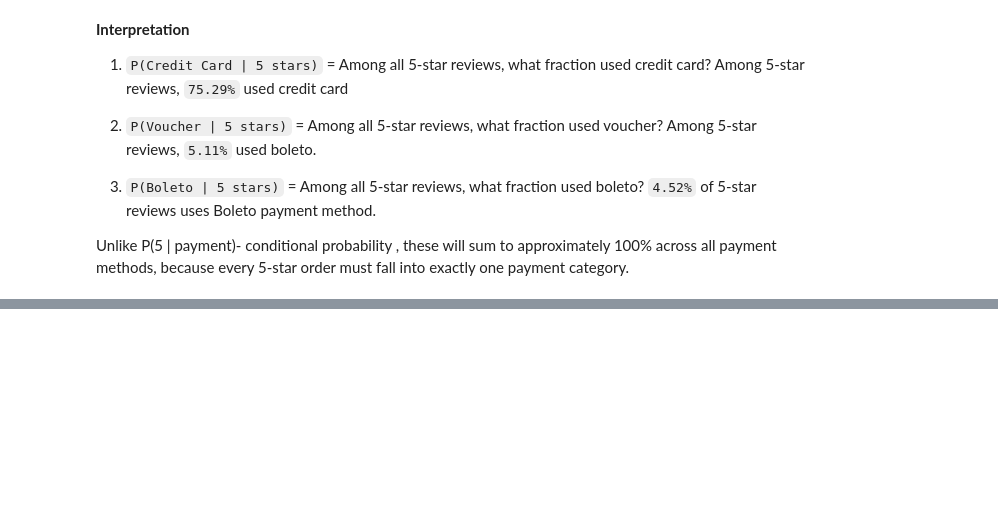
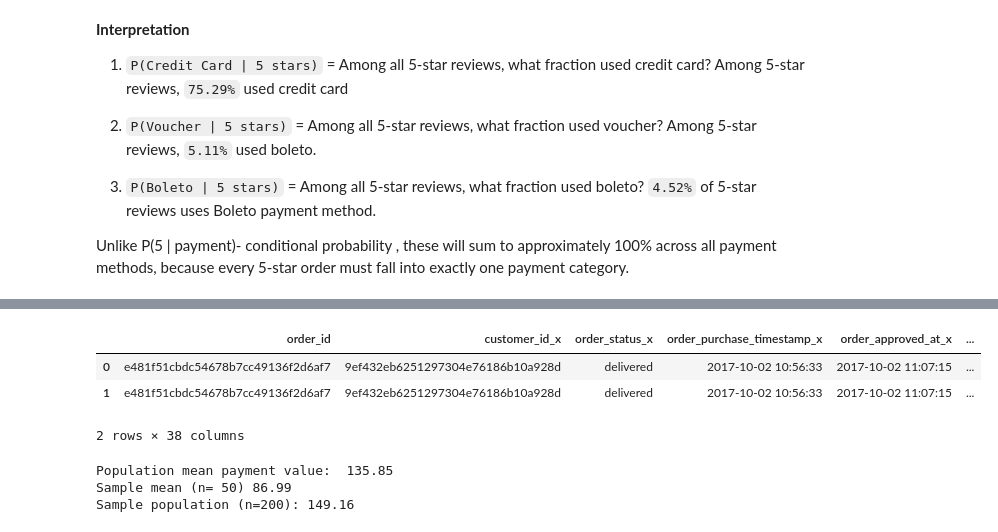
Before and after one commit to Adelegan-JD/TASKS, a Jupyter notebook: Week_9/probability_code_along.ipynb, the cells around one changed output, grey strips where cells are left out. Drawn from its saved outputs; the diff is of its cells as text; code cells hidden in the pictures; blank space fills up the shorter version.

```diff
--- a/Week_9/probability_code_along.ipynb
+++ b/Week_9/probability_code_along.ipynb
@@ -685,0 +926,24 @@ Unlike P(5 | payment)- conditional probability , these will sum to approximately
+# %%
+# First convert the datetime columns to pandas dataframe
+
+# Convert to datetime
+orders_payment_reviews['order_purchase_timestamp_x'] = pd.to_datetime(orders_payment_reviews['order_purchase_timestamp_x'])
+orders_payment_reviews['order_delivered_customer_date_x'] = pd.to_datetime(orders_payment_reviews['order_delivered_customer_date_x'])
+
+# Calculate delivery time in days
+orders_payment_reviews['delivery_time_days'] = (orders_payment_reviews['order_delivered_customer_date_x'] - orders_payment_reviews['order_purchase_timestamp_x']).dt.days
+
+# Drop missing values
+delivery_times = orders_payment_reviews['delivery_time_days'].dropna()
+
+# Get the expectation(mean)
+mean_delivery = delivery_times.mean()
+
+# Get the variance and standard deviation
+variance_delivery = delivery_times.var()
+std_delivery = delivery_times.std()
+
+
+print('Expected delivery time(mean): ', round(mean_delivery, 2), 'days')
+print('Variance of delivery time: ', round(variance_delivery, 2), 'days')
+print('Standard Deviation of delivery time:', round(std_delivery, 2), 'days')
@@ -685,0 +993,25 @@ Unlike P(5 | payment)- conditional probability , these will sum to approximately
+# %%
+orders_payment_reviews.head(2)
+# %% [output]
+|  | order_id | customer_id_x | order_status_x | order_purchase_timestamp_x | order_approved_at_x | ... |
+| 0 | e481f51cbdc54678b7cc49136f2d6af7 | 9ef432eb6251297304e76186b10a928d | delivered | 2017-10-02 10:56:33 | 2017-10-02 11:07:15 | ... |
+| 1 | e481f51cbdc54678b7cc49136f2d6af7 | 9ef432eb6251297304e76186b10a928d | delivered | 2017-10-02 10:56:33 | 2017-10-02 11:07:15 | ... |
+2 rows × 38 columns
+# %%
+# Population mean (true mean from entire dataset
+pop_mean_payment = orders_payment_reviews['payment_value_y'].mean()
+
+# Take a random sample of 50 orders
+sample_50 = orders_payment_reviews['payment_value_y'].sample(50, random_state=42)
+sample_mean_50 = sample_50.mean()
+
+sample_200 = orders_payment_reviews['payment_value_y'].sample(200, random_state=42)
+sample_mean200 = sample_200.mean()
+
+print('Population mean payment value: ', round(pop_mean_payment, 2))
+print('Sample mean (n= 50)', round(sample_mean_50, 2))
+print('Sample population (n=200):', round(sample_mean200, 2))
+# %% [output]
+Population mean payment value:  135.85
+Sample mean (n= 50) 86.99
+Sample population (n=200): 149.16
```
Also changed, not shown: parts of 32 cells of this notebook.
